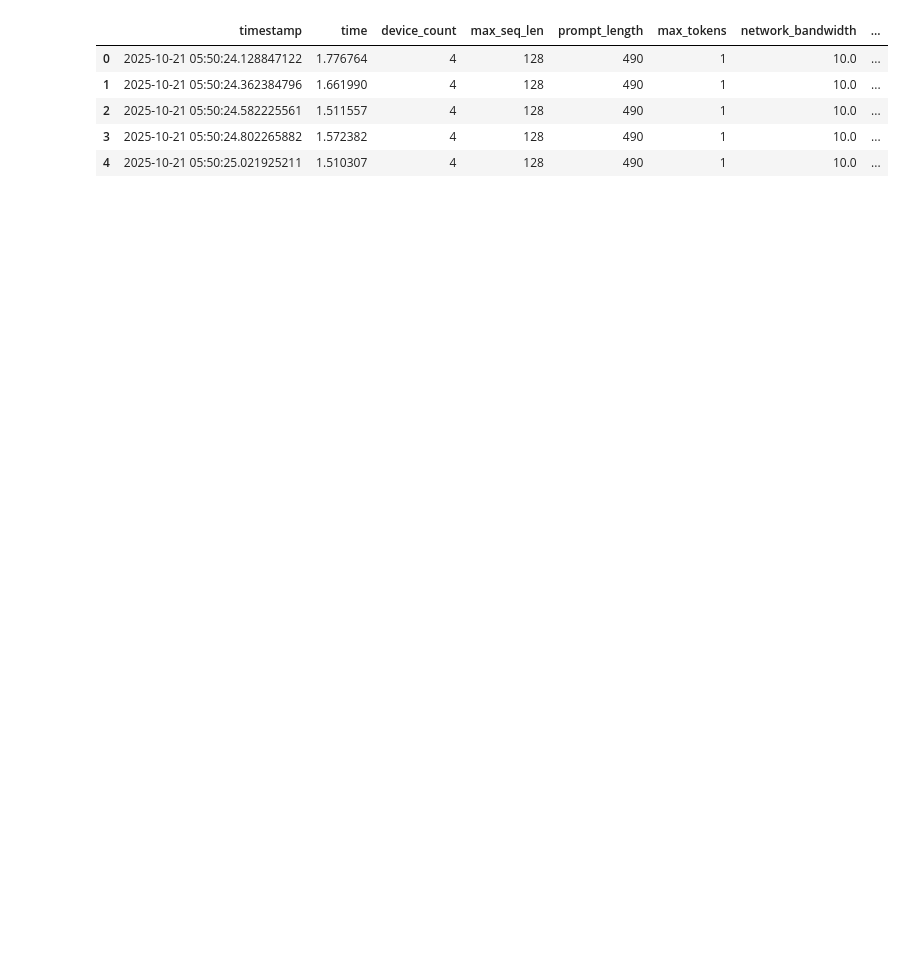
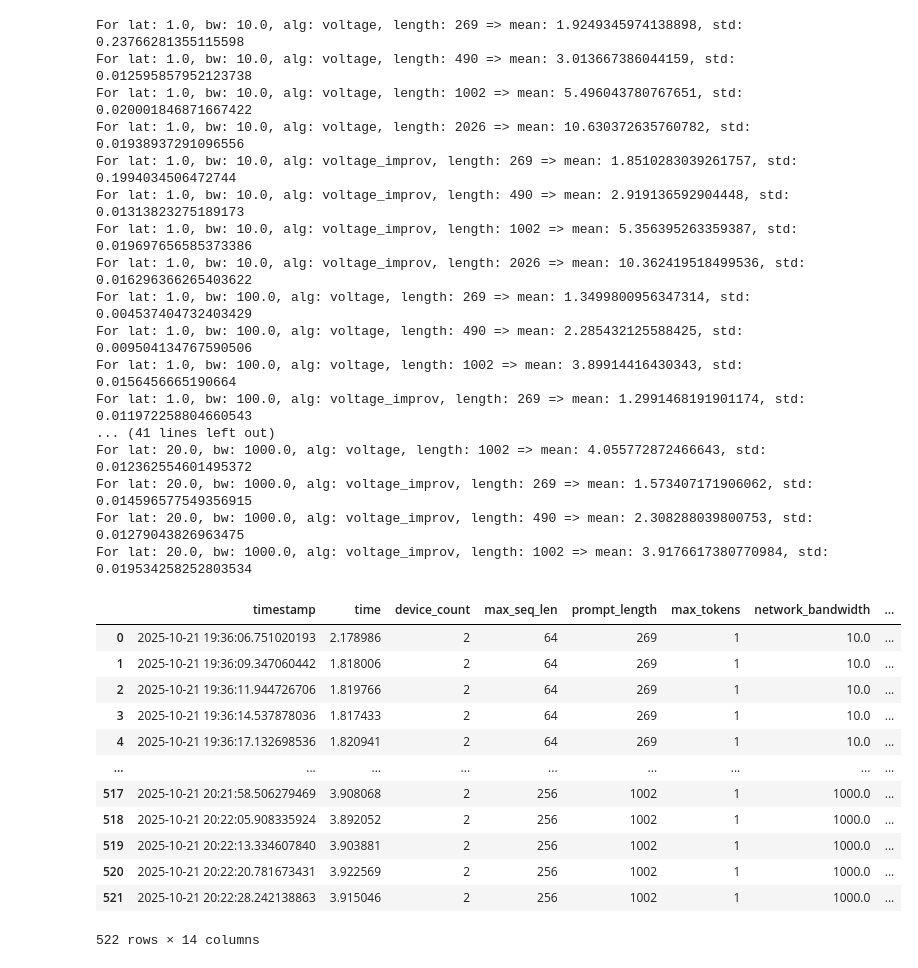
Before and after one commit to Dogacel/Uniference, a Jupyter notebook: notebooks/voltage_analysis.ipynb, the cells around one changed output. Drawn from its saved outputs; the diff is of its cells as text; code cells hidden in the pictures; blank space fills up the shorter version.

Commit message:
Cleanup repository

```diff
--- a/notebooks/voltage_analysis.ipynb
+++ b/notebooks/voltage_analysis.ipynb
@@ -1,37 +1,73 @@
 # %%
 import pandas as pd
 import matplotlib.pyplot as plt
 from IPython.display import display
 
 
 lat_col = "network_latency"
 bw_col = "network_bandwidth"
 time_col = "time"
 alg_col = "algorithm"
 len_col = "prompt_length"
 
-df_voltage = pd.read_json("../results/voltage_4_sim.json")
+# df_voltage = pd.read_json("../results/orin_voltage_4.json")
+# df_voltage = pd.read_json("../results/voltage_orin_sim_4.json")
+df_voltage = pd.read_json("../results/quest/voltage_cpu_2.json")
 df_voltage[alg_col] = "voltage"
 
-df_voltage_improv = pd.read_json("../results/voltage_improv_4_sim.json")
+# df_voltage_improv = pd.read_json("../results/orin_voltage_improv_4.json")
+# df_voltage_improv = pd.read_json("../results/voltage_improv_orin_sim_4.json")
+df_voltage_improv = pd.read_json("../results/quest/voltage_improv_cpu_2.json")
 df_voltage_improv[alg_col] = "voltage_improv"
-
-# Comment if not orin
-# df_voltage = pd.read_json("../results/orin_voltage_2.json")
-# df_voltage[alg_col] = "voltage"
-# df_voltage_improv = pd.read_json("../results/orin_voltage_improv_2.json")
-# df_voltage_improv[alg_col] = "voltage_improv"
 
 df = pd.concat([df_voltage, df_voltage_improv], ignore_index=True)
 
 df[bw_col] = df[bw_col].apply(lambda x: x * 1e-6)  # convert to Mbps
 df[lat_col] = df[lat_col].apply(lambda x: x * 1e3)  # convert to ms
 
-df.head()
+# Clean data that has warmup effects
+# Find the mean std for each lat_col, bw_col and exclude all entries that are outside 2 stds
+def clean_warmup_effects(df):
+    clean_dfs = []
+    for (lat, bw, alg, length), group in df.groupby([lat_col, bw_col, alg_col, len_col]):
+        time_mean = group[time_col].mean()
+        time_std = group[time_col].std()
+        print(f"For lat: {lat}, bw: {bw}, alg: {alg}, length: {length} => mean: {time_mean}, std: {time_std}")
+        clean_group = group[(group[time_col] >= time_mean - 2 * time_std) & (group[time_col] <= time_mean + 2 * time_std)]
+        clean_dfs.append(clean_group)
+    return pd.concat(clean_dfs, ignore_index=True)
+
+df = clean_warmup_effects(df)
+
+df
 # %% [output]
+For lat: 1.0, bw: 10.0, alg: voltage, length: 269 => mean: 1.9249345974138898, std: 0.23766281355115598
+For lat: 1.0, bw: 10.0, alg: voltage, length: 490 => mean: 3.013667386044159, std: 0.012595857952123738
+For lat: 1.0, bw: 10.0, alg: voltage, length: 1002 => mean: 5.496043780767651, std: 0.020001846871667422
+For lat: 1.0, bw: 10.0, alg: voltage, length: 2026 => mean: 10.630372635760782, std: 0.01938937291096556
+For lat: 1.0, bw: 10.0, alg: voltage_improv, length: 269 => mean: 1.8510283039261757, std: 0.1994034506472744
+For lat: 1.0, bw: 10.0, alg: voltage_improv, length: 490 => mean: 2.919136592904448, std: 0.01313823275189173
+For lat: 1.0, bw: 10.0, alg: voltage_improv, length: 1002 => mean: 5.356395263359387, std: 0.019697656585373386
+For lat: 1.0, bw: 10.0, alg: voltage_improv, length: 2026 => mean: 10.362419518499536, std: 0.016296366265403622
+For lat: 1.0, bw: 100.0, alg: voltage, length: 269 => mean: 1.3499800956347314, std: 0.004537404732403429
+For lat: 1.0, bw: 100.0, alg: voltage, length: 490 => mean: 2.285432125588425, std: 0.009504134767590506
+For lat: 1.0, bw: 100.0, alg: voltage, length: 1002 => mean: 3.89914416430343, std: 0.0156456665190664
+For lat: 1.0, bw: 100.0, alg: voltage_improv, length: 269 => mean: 1.2991468191901174, std: 0.011972258804660543
+... (41 lines left out)
+For lat: 20.0, bw: 1000.0, alg: voltage, length: 1002 => mean: 4.055772872466643, std: 0.012362554601495372
+For lat: 20.0, bw: 1000.0, alg: voltage_improv, length: 269 => mean: 1.573407171906062, std: 0.014596577549356915
+For lat: 20.0, bw: 1000.0, alg: voltage_improv, length: 490 => mean: 2.308288039800753, std: 0.01279043826963475
+For lat: 20.0, bw: 1000.0, alg: voltage_improv, length: 1002 => mean: 3.9176617380770984, std: 0.019534258252803534
 |  | timestamp | time | device_count | max_seq_len | prompt_length | max_tokens | network_bandwidth | ... |
-| 0 | 2025-10-21 05:50:24.128847122 | 1.776764 | 4 | 128 | 490 | 1 | 10.0 | ... |
-| 1 | 2025-10-21 05:50:24.362384796 | 1.661990 | 4 | 128 | 490 | 1 | 10.0 | ... |
-| 2 | 2025-10-21 05:50:24.582225561 | 1.511557 | 4 | 128 | 490 | 1 | 10.0 | ... |
-| 3 | 2025-10-21 05:50:24.802265882 | 1.572382 | 4 | 128 | 490 | 1 | 10.0 | ... |
-| 4 | 2025-10-21 05:50:25.021925211 | 1.510307 | 4 | 128 | 490 | 1 | 10.0 | ... |
+| 0 | 2025-10-21 19:36:06.751020193 | 2.178986 | 2 | 64 | 269 | 1 | 10.0 | ... |
+| 1 | 2025-10-21 19:36:09.347060442 | 1.818006 | 2 | 64 | 269 | 1 | 10.0 | ... |
+| 2 | 2025-10-21 19:36:11.944726706 | 1.819766 | 2 | 64 | 269 | 1 | 10.0 | ... |
+| 3 | 2025-10-21 19:36:14.537878036 | 1.817433 | 2 | 64 | 269 | 1 | 10.0 | ... |
+| 4 | 2025-10-21 19:36:17.132698536 | 1.820941 | 2 | 64 | 269 | 1 | 10.0 | ... |
+| ... | ... | ... | ... | ... | ... | ... | ... | ... |
+| 517 | 2025-10-21 20:21:58.506279469 | 3.908068 | 2 | 256 | 1002 | 1 | 1000.0 | ... |
+| 518 | 2025-10-21 20:22:05.908335924 | 3.892052 | 2 | 256 | 1002 | 1 | 1000.0 | ... |
+| 519 | 2025-10-21 20:22:13.334607840 | 3.903881 | 2 | 256 | 1002 | 1 | 1000.0 | ... |
+| 520 | 2025-10-21 20:22:20.781673431 | 3.922569 | 2 | 256 | 1002 | 1 | 1000.0 | ... |
+| 521 | 2025-10-21 20:22:28.242138863 | 3.915046 | 2 | 256 | 1002 | 1 | 1000.0 | ... |
+522 rows × 14 columns
```
Also changed, not shown: parts of 4 cells of this notebook, 9 other files.
